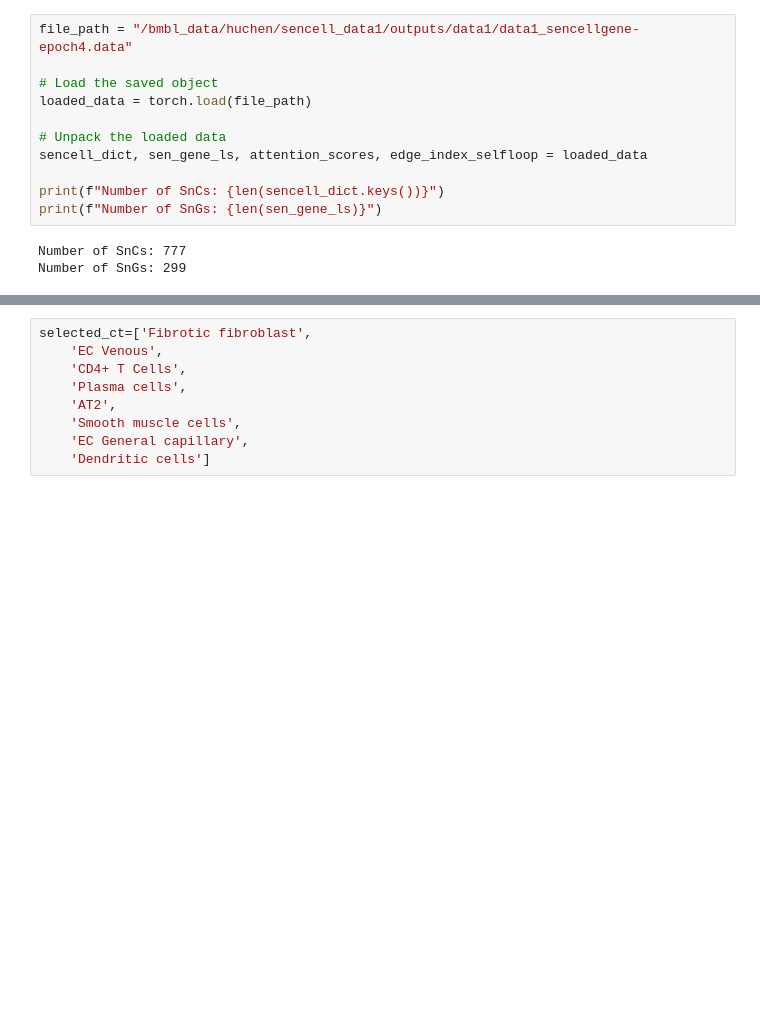
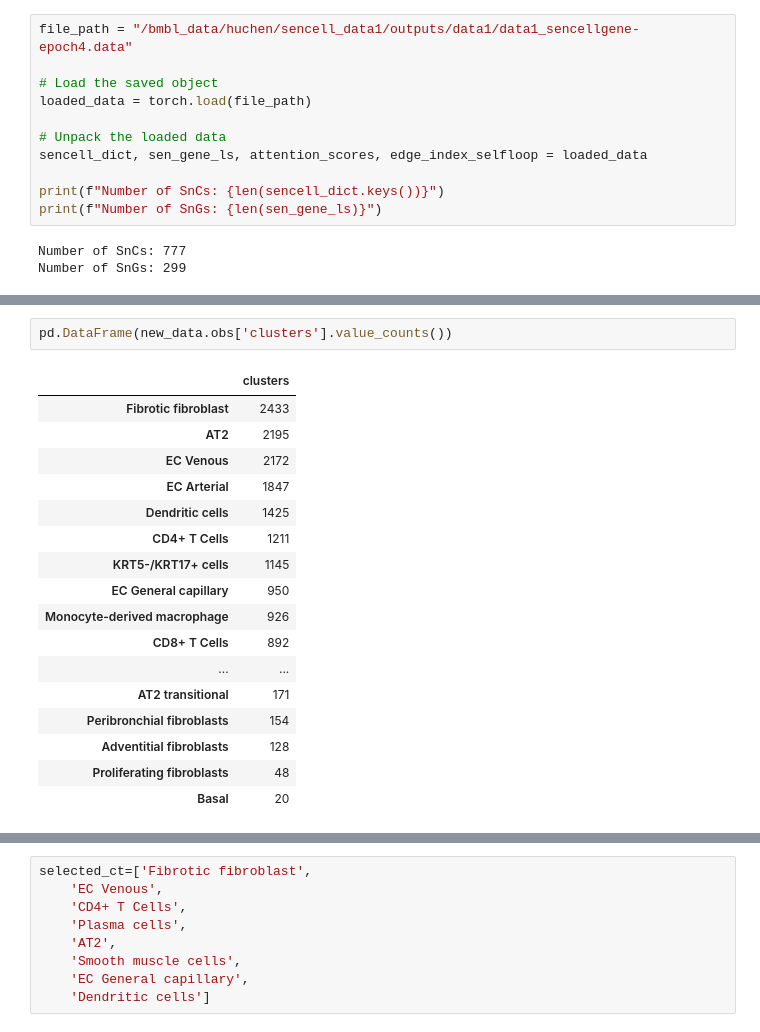
Before and after one commit to chthub/sencell, a Jupyter notebook: generate_table.ipynb, the cells around one changed output, grey strips where cells are left out. Cells and saved outputs as stored; diff of their text form; blank space fills up the shorter version.

Commit message:
Hu_modify_generate_table

```diff
--- a/generate_table.ipynb
+++ b/generate_table.ipynb
@@ -116,0 +127,20 @@ Number of SnGs: 299
+# %%
+pd.DataFrame(new_data.obs['clusters'].value_counts())
+# %% [output]
+|  | clusters |
+| Fibrotic fibroblast | 2433 |
+| AT2 | 2195 |
+| EC Venous | 2172 |
+| EC Arterial | 1847 |
+| Dendritic cells | 1425 |
+| CD4+ T Cells | 1211 |
+| KRT5-/KRT17+ cells | 1145 |
+| EC General capillary | 950 |
+| Monocyte-derived macrophage | 926 |
+| CD8+ T Cells | 892 |
+| ... | ... |
+| AT2 transitional | 171 |
+| Peribronchial fibroblasts | 154 |
+| Adventitial fibroblasts | 128 |
+| Proliferating fibroblasts | 48 |
+| Basal | 20 |
```
Also changed, not shown: parts of 22 cells of this notebook, 14 other files.
